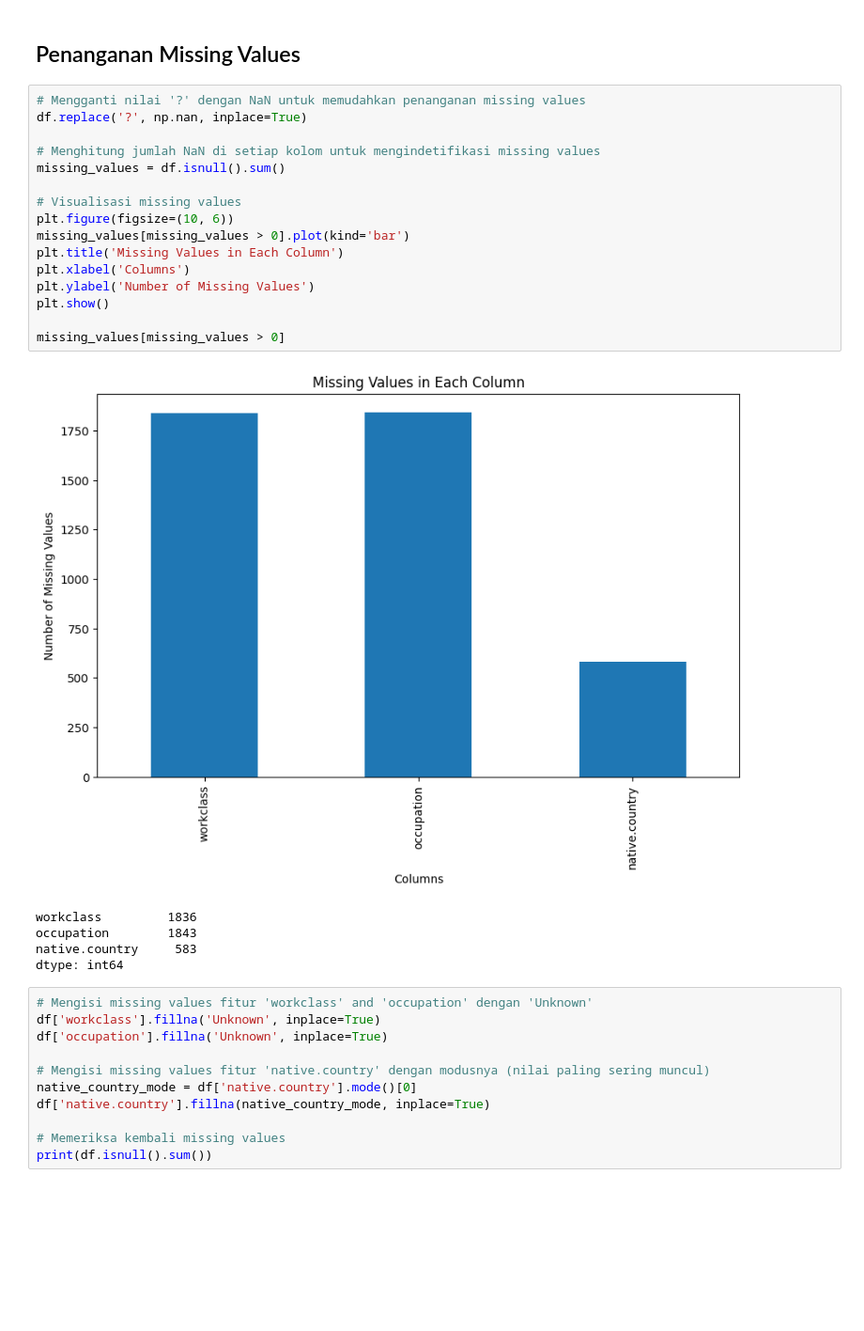
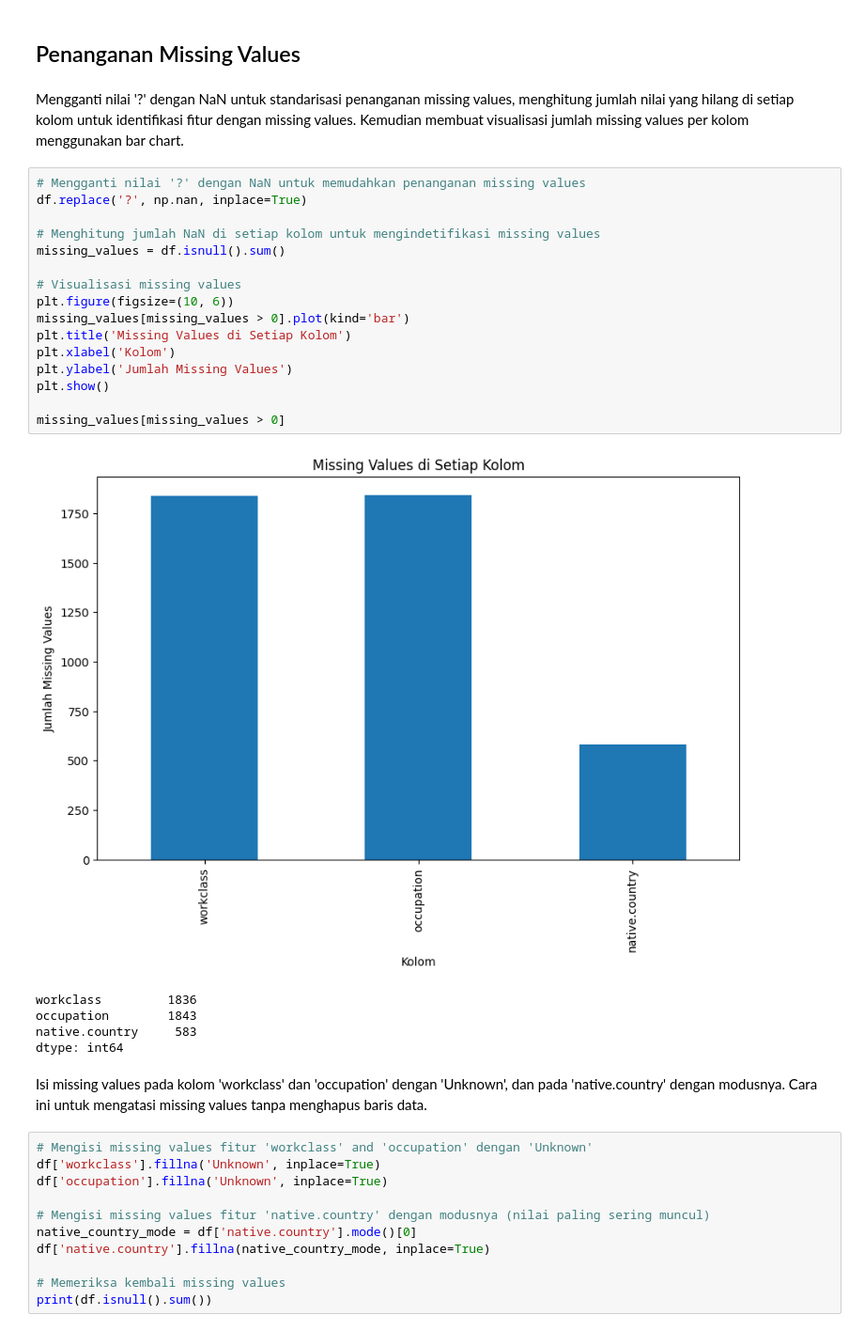
Before and after one commit to undagie/Dicoding-Predictive-Analytics, a Jupyter notebook: Dicoding_Predictive_Analytics.ipynb, the cells around one changed output. Shown at 94% size. Cells and saved outputs as stored; diff of their text form; blank space fills up the shorter version.

```diff
--- a/Dicoding_Predictive_Analytics.ipynb
+++ b/Dicoding_Predictive_Analytics.ipynb
@@ -153,28 +173,32 @@ for feature in categorical_features:
 # Data Preparation
 # %% [markdown]
 ## Penanganan Missing Values
+# %% [markdown]
+Mengganti nilai '?' dengan NaN untuk standarisasi penanganan missing values, menghitung jumlah nilai yang hilang di setiap kolom untuk identifikasi fitur dengan missing values. Kemudian membuat visualisasi jumlah missing values per kolom menggunakan bar chart.
 # %%
 # Mengganti nilai '?' dengan NaN untuk memudahkan penanganan missing values
 df.replace('?', np.nan, inplace=True)
 
 # Menghitung jumlah NaN di setiap kolom untuk mengindetifikasi missing values
 missing_values = df.isnull().sum()
 
 # Visualisasi missing values
 plt.figure(figsize=(10, 6))
 missing_values[missing_values > 0].plot(kind='bar')
-plt.title('Missing Values in Each Column')
-plt.xlabel('Columns')
-plt.ylabel('Number of Missing Values')
+plt.title('Missing Values di Setiap Kolom')
+plt.xlabel('Kolom')
+plt.ylabel('Jumlah Missing Values')
 plt.show()
 
 missing_values[missing_values > 0]
 # %% [output]
-[figure, old version]
+[figure, new version]
 workclass         1836
 occupation        1843
 native.country     583
 dtype: int64
+# %% [markdown]
+Isi missing values pada kolom 'workclass' dan 'occupation' dengan 'Unknown', dan pada 'native.country' dengan modusnya. Cara ini untuk mengatasi missing values tanpa menghapus baris data.
 # %%
 # Mengisi missing values fitur 'workclass' and 'occupation' dengan 'Unknown'
 df['workclass'].fillna('Unknown', inplace=True)
```
Also changed, not shown: parts of 29 cells of this notebook, 1 other file.
